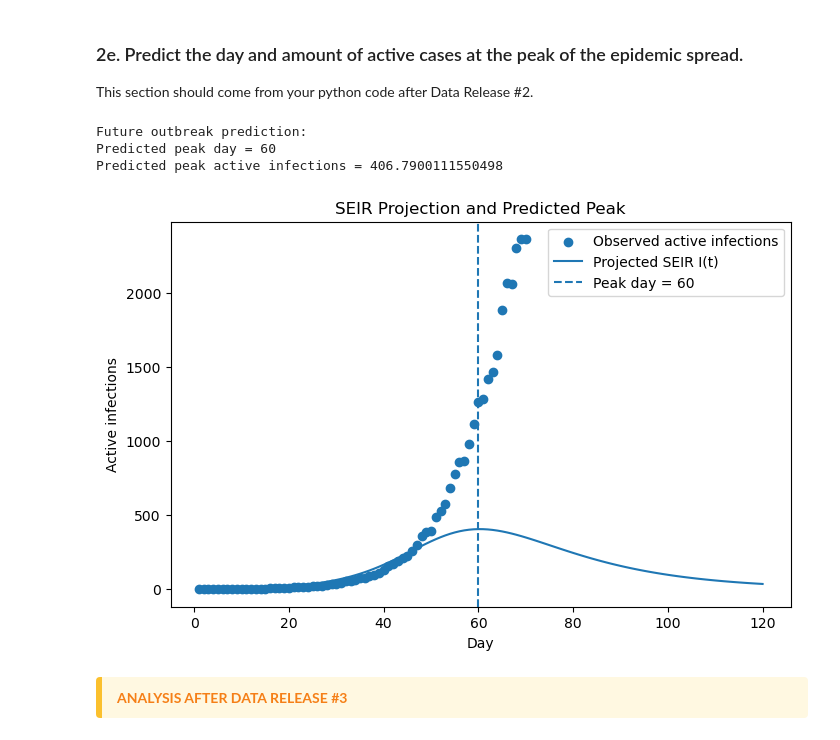
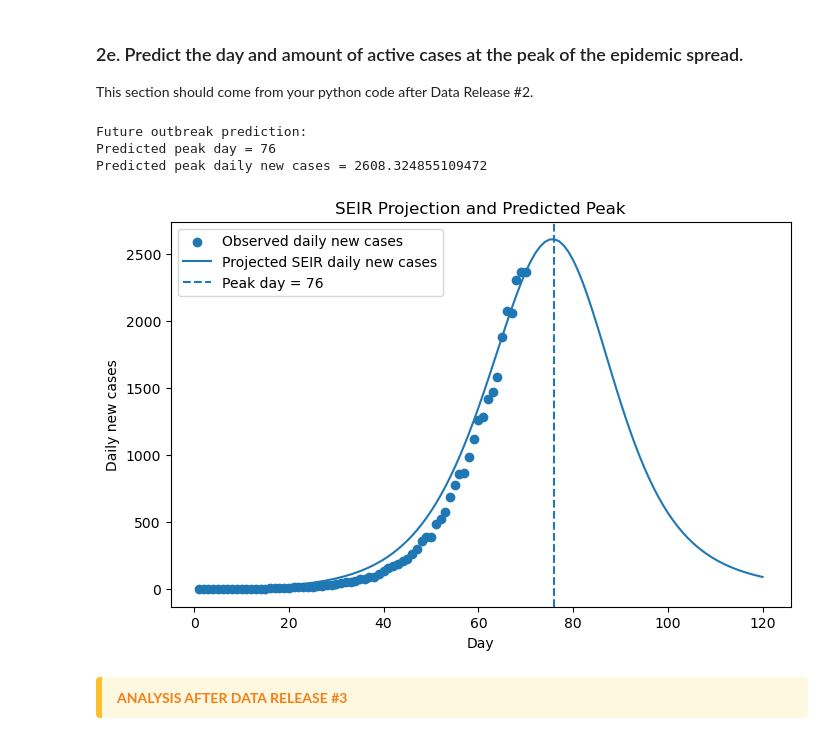
Before and after one commit to breckleytheresa13-debug/Module-2-Epidemics-SIR-Modeling, a Jupyter notebook: Notebook examples/Template_student_final_notebook.ipynb, the cells around one changed output. Saved outputs shown, nothing was run; the diff lists cells and outputs as text; code cells hidden in the pictures.

Commit message:
Data Release 3

```diff
--- a/Notebook examples/Template_student_final_notebook.ipynb
+++ b/Notebook examples/Template_student_final_notebook.ipynb
@@ -323,36 +409,43 @@ Estimated infectious period (days) = 20.0
 ### 2e. Predict the day and amount of active cases at the peak of the epidemic spread.
 This section should come from your python code after Data Release #2.
 # %%
+# ---------------------------
+# Predict Future Peak
+# ---------------------------
 future_timepoints = np.arange(1, 121, 1)
 
-S_future, E_future, I_future, R_future = euler_seir(
+S_future, E_future, I_future, R_future, new_cases_future = seir_daily_new_cases(
     best_beta, best_sigma, best_gamma,
     S0, E0, I0, R0_init,
     future_timepoints, N
 )
 
-peak_index = np.argmax(I_future)
+peak_index = np.argmax(new_cases_future)
 peak_day = future_timepoints[peak_index]
-peak_value = I_future[peak_index]
+peak_value = new_cases_future[peak_index]
 
 print("\nFuture outbreak prediction:")
 print("Predicted peak day =", peak_day)
-print("Predicted peak active infections =", peak_value)
+print("Predicted peak daily new cases =", peak_value)
 
+
+# ---------------------------
+# Plot Future Projection
+# ---------------------------
 plt.figure(figsize=(8, 5))
-plt.scatter(days_data, infected_data, label="Observed active infections")
-plt.plot(future_timepoints, I_future, label="Projected SEIR I(t)")
+plt.scatter(days_data, infected_data, label="Observed daily new cases")
+plt.plot(future_timepoints, new_cases_future, label="Projected SEIR daily new cases")
 plt.axvline(peak_day, linestyle="--", label=f"Peak day = {peak_day}")
 plt.xlabel("Day")
-plt.ylabel("Active infections")
+plt.ylabel("Daily new cases")
 plt.title("SEIR Projection and Predicted Peak")
 plt.legend()
 plt.show()
 # %% [output]
 Future outbreak prediction:
-Predicted peak day = 60
-Predicted peak active infections = 406.7900111550498
+Predicted peak day = 76
+Predicted peak daily new cases = 2608.324855109472
-[figure, old version]
+[figure, new version]
 # %% [markdown]
 
 <div style="
```
Also changed, not shown: parts of 2 cells of this notebook, 1 other file.
